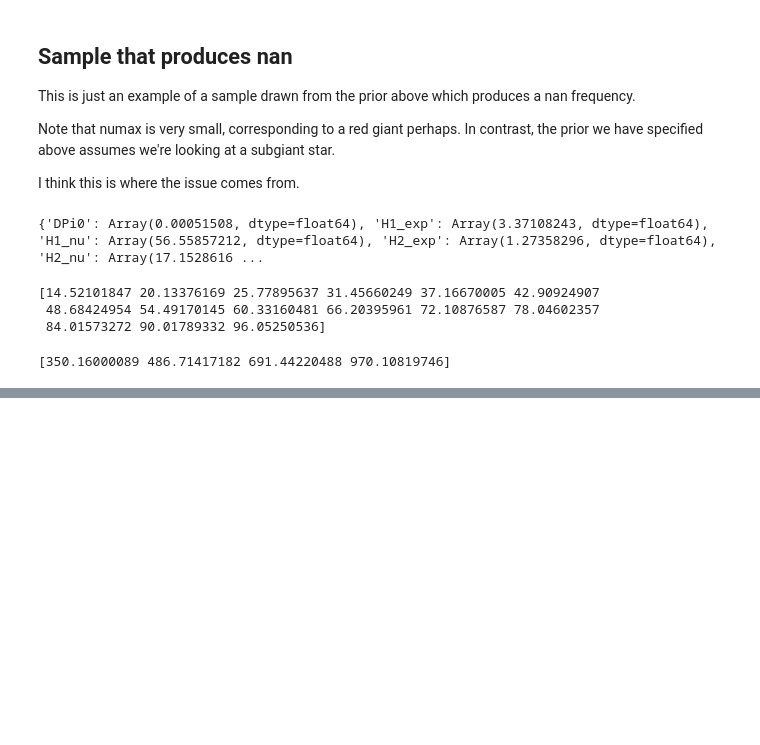
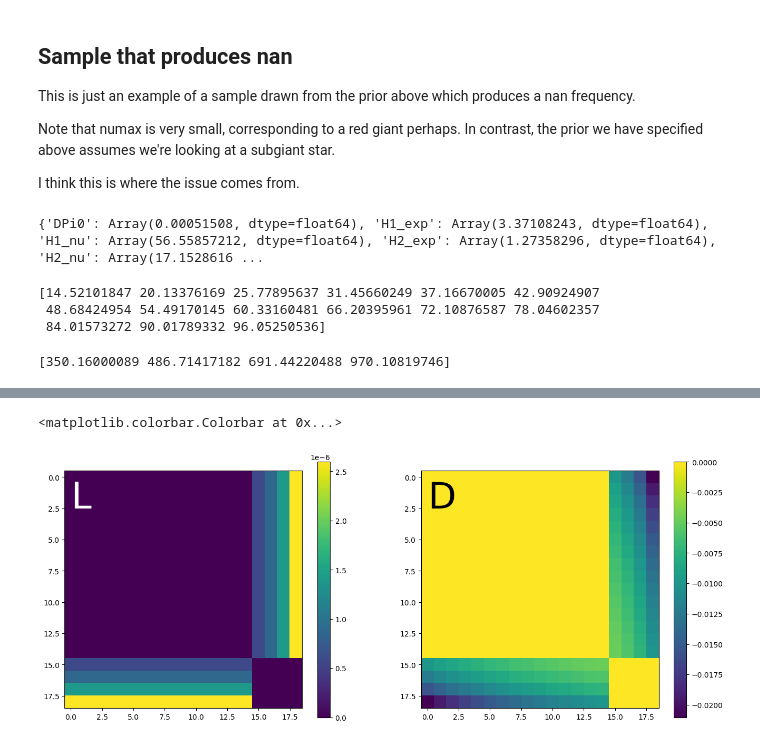
Before and after one commit to grd349/PBjam, a Jupyter notebook: example-nan_frequency.ipynb, the cells around one changed output, grey strips where cells are left out. Saved outputs shown, nothing was run; the diff lists cells and outputs as text; code cells hidden in the pictures; blank space fills up the shorter version.

```diff
--- a/example-nan_frequency.ipynb
+++ b/example-nan_frequency.ipynb
@@ -123,0 +127,9 @@ Text(0, 2.5, 'D')
+# %%
+u = np.zeros(len(M.priors)) + 0.5
+v = M.ptform(u)
+r = M.unpackParams(v)
+nu0_p, n_p = M.AsyFreqModel.asymptotic_nu_p(r['numax'], r['dnu'], r['eps_p'], r['alpha_p'])
+nu1_p = nu0_p + r['d01']
+nu_g = M.MixFreqModel.asymptotic_nu_g(M.MixFreqModel.n_g, r['DPi0'], r['eps_g'], r['alpha_g'])
+L, D = M.MixFreqModel.generate_matrices(n_p, M.MixFreqModel.n_g, nu1_p, nu_g, r['p_L'], r['p_D'])
+M.MixFreqModel.new_modes(L,D)
@@ -123,0 +147,20 @@ Text(0, 2.5, 'D')
+# %%
+fig, ax = plt.subplots(1,2, figsize=(16,9))
+
+L, D = np.array(L), np.array(D)
+
+for i in range(L.shape[0]):
+    L[i,i] = 0
+    D[i,i] = 0
+
+Lmatrix = ax[0].imshow(L)
+ax[0].text(0, 2.5, s='L', fontsize=50, color='w')
+plt.colorbar(Lmatrix, shrink = 0.7)
+
+
+Dmatrix = ax[1].imshow(D)
+ax[1].text(0, 2.5, s='D', fontsize=50, color='k')
+plt.colorbar(Dmatrix, shrink = 0.7)
+# %% [output]
+<matplotlib.colorbar.Colorbar at 0x...>
+[figure, added]
```
Also changed, not shown: parts of 7 cells of this notebook.
